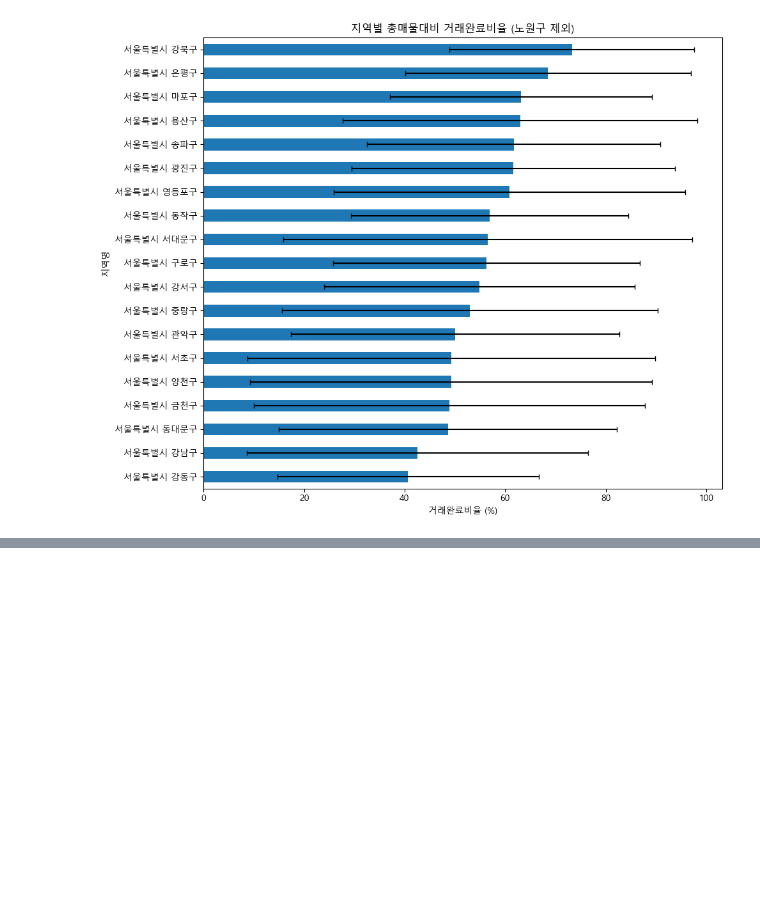
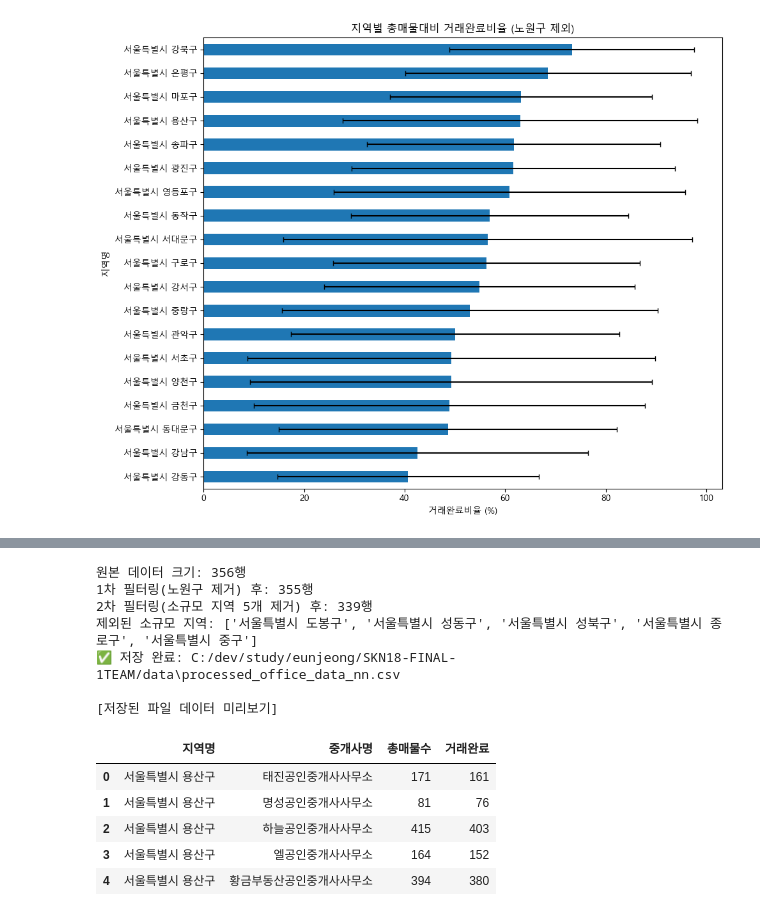
Before and after one commit to eunjeong0911/Property-recommend, a Jupyter notebook: apps/reco/models/trust_model/pipeline/sumi/pre_ml_no_nowon.ipynb, the cells around one changed output, grey strips where cells are left out. Saved outputs shown, nothing was run; the diff lists cells and outputs as text; code cells hidden in the pictures; blank space fills up the shorter version.

```diff
--- a/apps/reco/models/trust_model/pipeline/sumi/pre_ml_no_nowon.ipynb
+++ b/apps/reco/models/trust_model/pipeline/sumi/pre_ml_no_nowon.ipynb
@@ -116,0 +531,50 @@ plt.show()
+# %%
+import os
+
+# 1. 파일 경로 설정
+base_dir = r"C:/dev/study/eunjeong/SKN18-FINAL-1TEAM/data"
+input_path = os.path.join(base_dir, "processed_office_data.csv")
+output_path = os.path.join(base_dir, "processed_office_data_nn.csv")
+
+# 2. 데이터 로드
+df = pd.read_csv(input_path)
+print(f"원본 데이터 크기: {len(df)}행")
+
+# 3. 총매물수 컬럼 생성 (없는 경우 대비)
+if "총매물수" not in df.columns:
+    df["총매물수"] = df["거래완료"] + df["등록매물"]
+
+# 4. 필터링 1: '서울특별시 노원구' (이상치) 제거
+df_step1 = df[df["지역명"] != "서울특별시 노원구"].copy()
+print(f"1차 필터링(노원구 제거) 후: {len(df_step1)}행")
+
+# 5. 필터링 2: 총매물수 500건 미만 지역 (소규모) 제거
+# 지역별 총매물수 합계 계산
+region_counts = df_step1.groupby("지역명")["총매물수"].sum()
+small_regions = region_counts[region_counts < 500].index
+
+df_nn = df_step1[~df_step1["지역명"].isin(small_regions)].copy()
+print(f"2차 필터링(소규모 지역 {len(small_regions)}개 제거) 후: {len(df_nn)}행")
+print(f"제외된 소규모 지역: {list(small_regions)}")
+
+# 6. 저장
+df_nn.to_csv(output_path, index=False, encoding="utf-8-sig")
+print(f"✅ 저장 완료: {output_path}")
+
+# 결과 확인
+print("\n[저장된 파일 데이터 미리보기]")
+display(df_nn[["지역명", "중개사명", "총매물수", "거래완료"]].head())
+# %% [output]
+원본 데이터 크기: 356행
+1차 필터링(노원구 제거) 후: 355행
+2차 필터링(소규모 지역 5개 제거) 후: 339행
+제외된 소규모 지역: ['서울특별시 도봉구', '서울특별시 성동구', '서울특별시 성북구', '서울특별시 종로구', '서울특별시 중구']
+✅ 저장 완료: C:/dev/study/eunjeong/SKN18-FINAL-1TEAM/data\processed_office_data_nn.csv
+
+[저장된 파일 데이터 미리보기]
+|  | 지역명 | 중개사명 | 총매물수 | 거래완료 |
+| 0 | 서울특별시 용산구 | 태진공인중개사사무소 | 171 | 161 |
+| 1 | 서울특별시 용산구 | 명성공인중개사사무소 | 81 | 76 |
+| 2 | 서울특별시 용산구 | 하늘공인중개사사무소 | 415 | 403 |
+| 3 | 서울특별시 용산구 | 엘공인중개사사무소 | 164 | 152 |
+| 4 | 서울특별시 용산구 | 황금부동산공인중개사사무소 | 394 | 380 |
```
Also changed, not shown: parts of 9 cells of this notebook, 2 other files.
